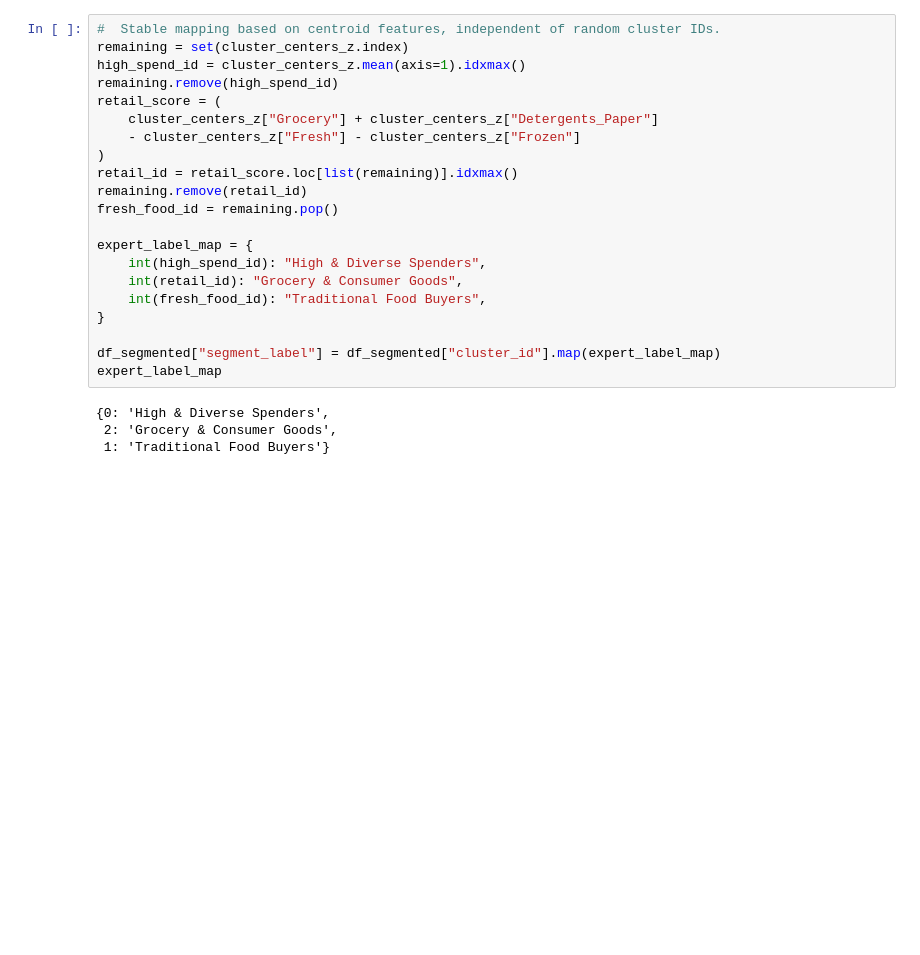
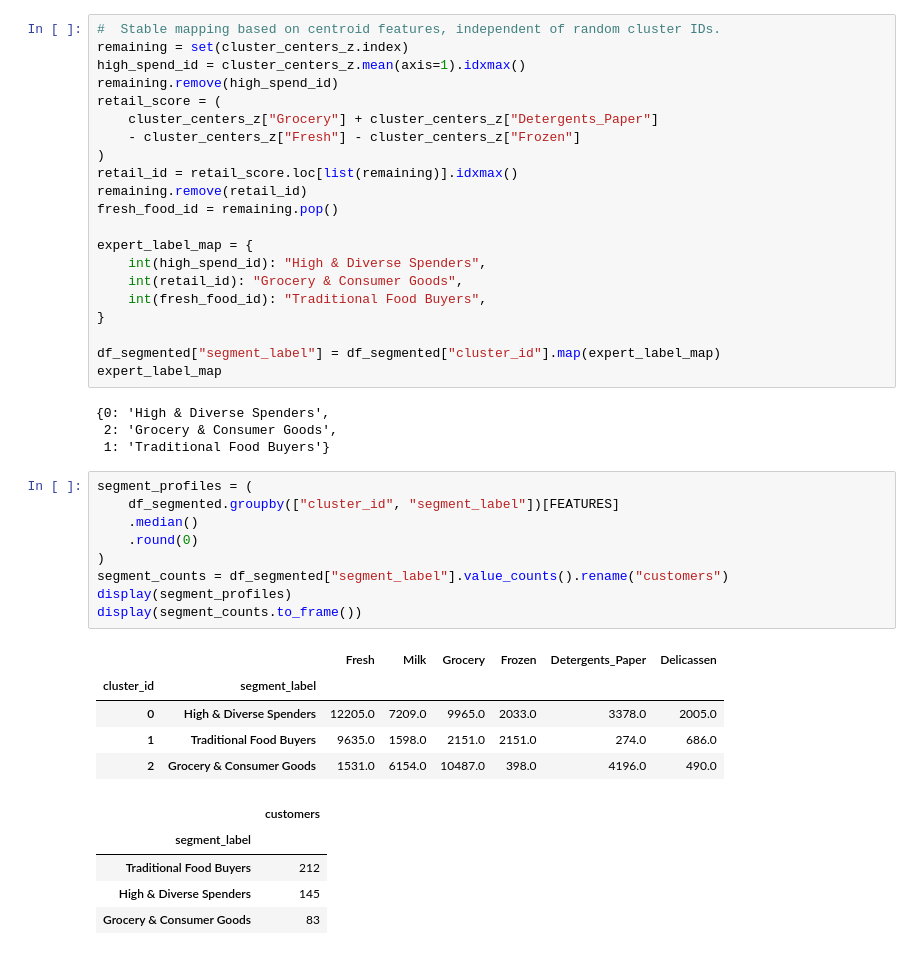
Before and after one commit to tandoan81194-dev/MachineLearning, a Jupyter notebook: K-means/Wholesale Customers - KMeans.ipynb, the cells around one changed output. Saved outputs shown, nothing was run; the diff lists cells and outputs as text; blank space fills up the shorter version.

```diff
--- a/K-means/Wholesale Customers - KMeans.ipynb
+++ b/K-means/Wholesale Customers - KMeans.ipynb
@@ -207,3 +207,23 @@ expert_label_map
 {0: 'High & Diverse Spenders',
  2: 'Grocery & Consumer Goods',
  1: 'Traditional Food Buyers'}
+# %%
+segment_profiles = (
+    df_segmented.groupby(["cluster_id", "segment_label"])[FEATURES]
+    .median()
+    .round(0)
+)
+segment_counts = df_segmented["segment_label"].value_counts().rename("customers")
+display(segment_profiles)
+display(segment_counts.to_frame())
+# %% [output]
+|  |  | Fresh | Milk | Grocery | Frozen | Detergents_Paper | Delicassen |
+| cluster_id | segment_label |  |  |  |  |  |  |
+| 0 | High & Diverse Spenders | 12205.0 | 7209.0 | 9965.0 | 2033.0 | 3378.0 | 2005.0 |
+| 1 | Traditional Food Buyers | 9635.0 | 1598.0 | 2151.0 | 2151.0 | 274.0 | 686.0 |
+| 2 | Grocery & Consumer Goods | 1531.0 | 6154.0 | 10487.0 | 398.0 | 4196.0 | 490.0 |
+|  | customers |
+| segment_label |  |
+| Traditional Food Buyers | 212 |
+| High & Diverse Spenders | 145 |
+| Grocery & Consumer Goods | 83 |
```
Also changed, not shown: parts of 6 cells of this notebook, 1 other file.
